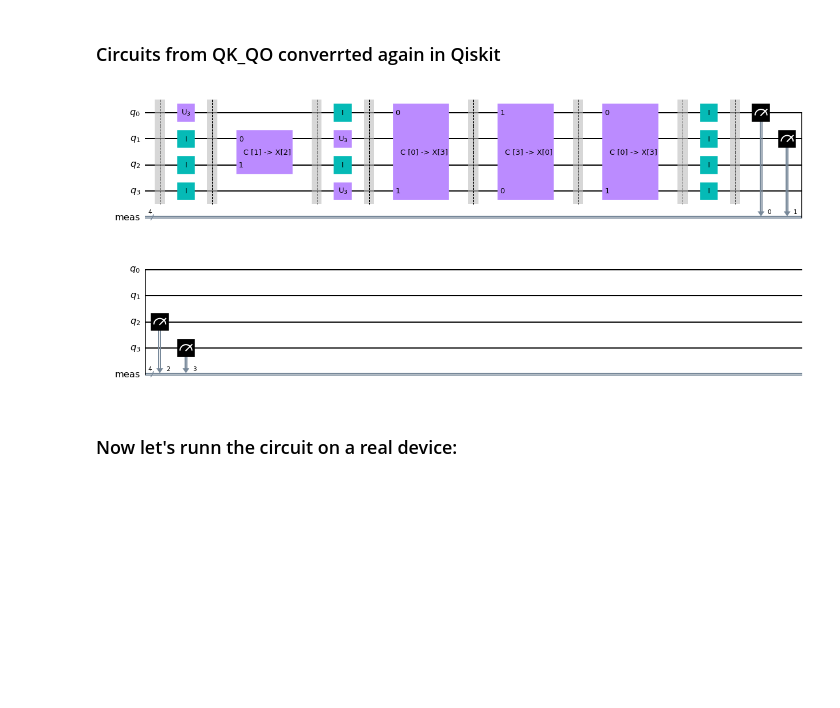
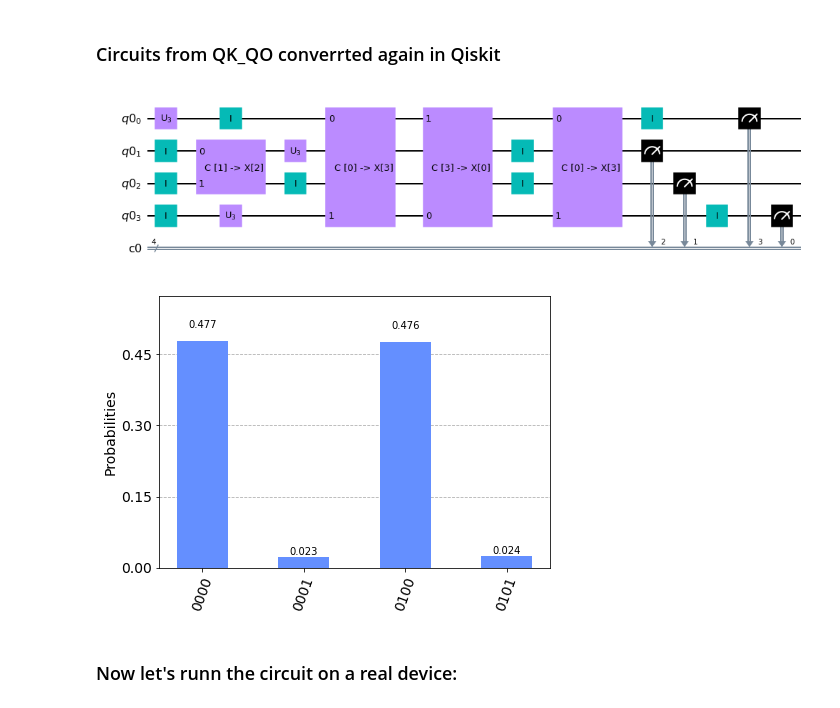
Before and after one commit to VoicuTomut/Qsiris-Quantum-Odyssey-and-Qiskit, a Jupyter notebook: example_odyssey_to_qiskit.ipynb, the cells around one changed output. Cells and saved outputs as stored; diff of their text form; code cells hidden in the pictures; blank space fills up the shorter version.

```diff
--- a/example_odyssey_to_qiskit.ipynb
+++ b/example_odyssey_to_qiskit.ipynb
@@ -19,15 +22,16 @@ IBMQ.load_account()
 #Step 1: read the puzzle is like a python dictionary
 
 path = "circuits/qiskit_to_odyssey/example_002.qpf"
-# puzzle = read_circuit(path)
+puzzle = load_oddysey_puzzle(path)
 # %%
 #Step 2: convert your puzzle to a Qiskit circuit
 
-qc = puzzle_to_circuit(path, initial_state=False)
-qc.measure_all()
+qc = odyssey_to_qiskit(puzzle, incl_initial_state = False,
+                      use_barrier = False,
+                      incl_all_measurements = True)
 qc.draw('mpl')
 # %% [output]
-[figure, old version]
+[figure, new version]
 # %%
 #Step 3: Runn your puzzle on a qiskit simulator
 
@@ -36,6 +40,8 @@ job = execute(qc, backend,shots=1000)
 result = job.result()
 counts = result.get_counts()
 plot_histogram(counts)
+# %% [output]
+[figure, added]
 # %% [markdown]
 ### Now let's runn the circuit on a real device:
 # %%
```
Also changed, not shown: parts of 10 cells of this notebook, 2 other files.
